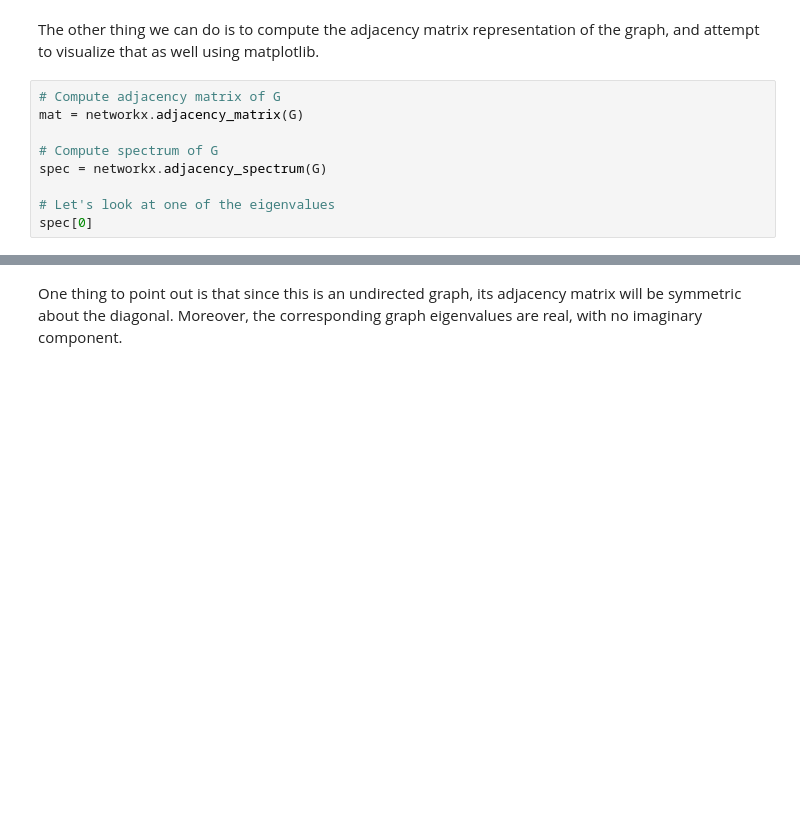
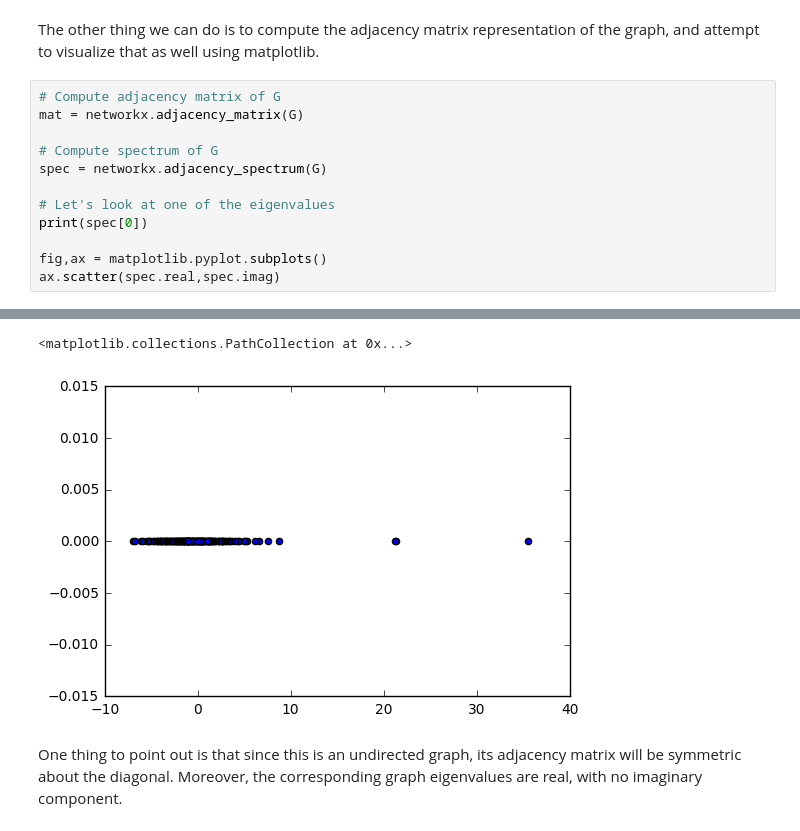
Before and after one commit to earlyc/DSNotebooks, a Jupyter notebook: OSN_Graph_Exploration.ipynb, the cells around one changed output, grey strips where cells are left out. Drawn from its saved outputs; the diff is of its cells as text; blank space fills up the shorter version.

```diff
--- a/OSN_Graph_Exploration.ipynb
+++ b/OSN_Graph_Exploration.ipynb
@@ -108,5 +108,8 @@ mat = networkx.adjacency_matrix(G)
 spec = networkx.adjacency_spectrum(G)
 
 # Let's look at one of the eigenvalues
-spec[0]
+print(spec[0])
+
+fig,ax = matplotlib.pyplot.subplots()
+ax.scatter(spec.real,spec.imag)
 # %% [output]
@@ -114,3 +117,5 @@ spec[0]
+<matplotlib.collections.PathCollection at 0x...>
+[figure, added]
 # %% [markdown]
 One thing to point out is that since this is an undirected graph, its adjacency matrix will be symmetric about the diagonal. Moreover, the corresponding graph eigenvalues are real, with no imaginary component.
 # %%
```
Also changed, not shown: parts of 4 cells of this notebook.
